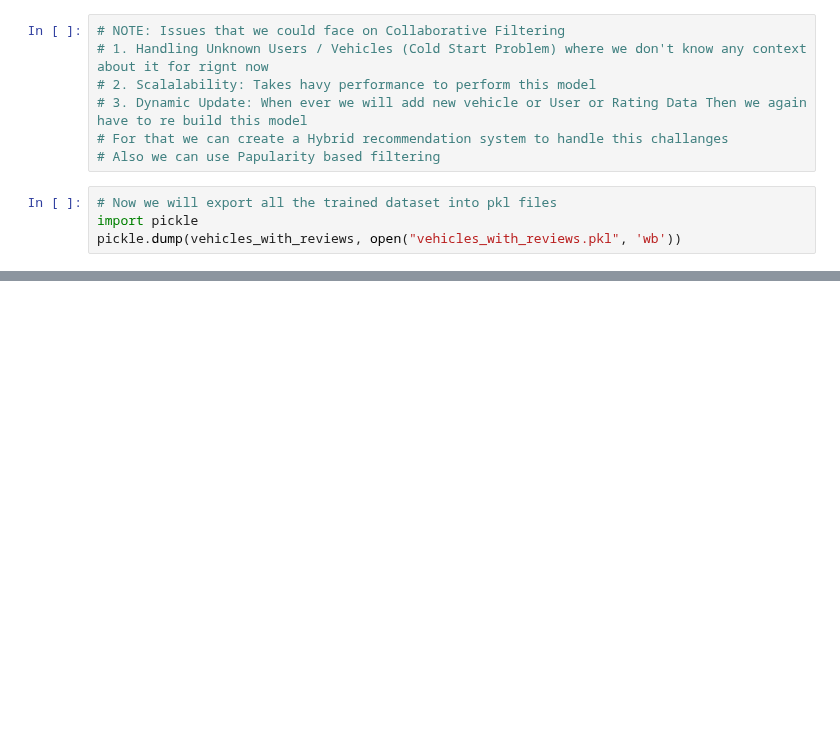
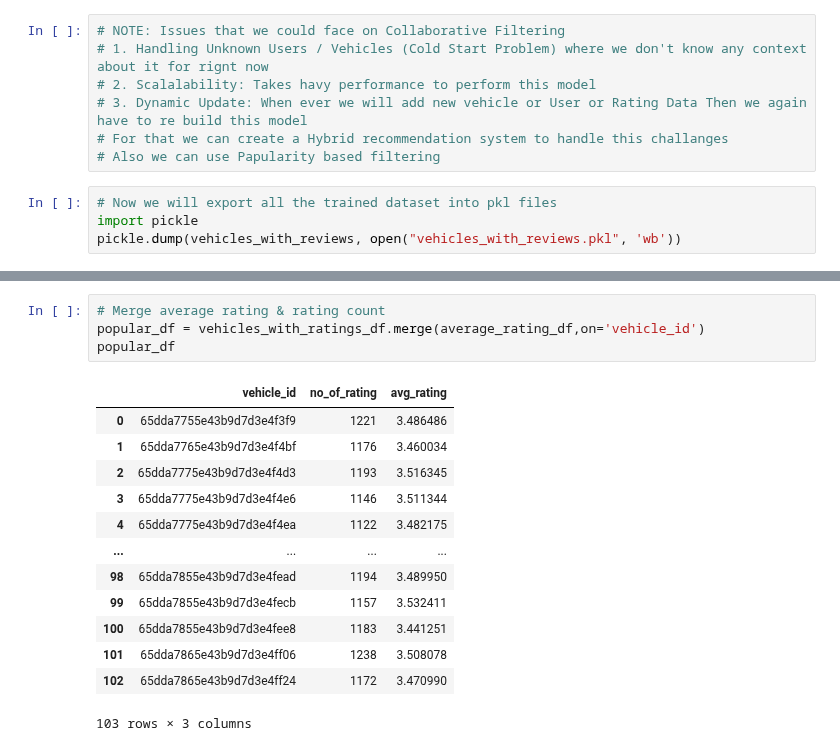
Before and after one commit to roman-ojha/journey, a Jupyter notebook: user-vehicle-service/explore_vehicle_recommendation_system.ipynb, the cells around one changed output, grey strips where cells are left out. Saved outputs shown, nothing was run; the diff lists cells and outputs as text; blank space fills up the shorter version.

```diff
--- a/user-vehicle-service/explore_vehicle_recommendation_system.ipynb
+++ b/user-vehicle-service/explore_vehicle_recommendation_system.ipynb
@@ -392,0 +414,18 @@ travel_ids
+# %%
+# Merge average rating & rating count
+popular_df = vehicles_with_ratings_df.merge(average_rating_df,on='vehicle_id')
+popular_df
+# %% [output]
+|  | vehicle_id | no_of_rating | avg_rating |
+| 0 | 65dda7755e43b9d7d3e4f3f9 | 1221 | 3.486486 |
+| 1 | 65dda7765e43b9d7d3e4f4bf | 1176 | 3.460034 |
+| 2 | 65dda7775e43b9d7d3e4f4d3 | 1193 | 3.516345 |
+| 3 | 65dda7775e43b9d7d3e4f4e6 | 1146 | 3.511344 |
+| 4 | 65dda7775e43b9d7d3e4f4ea | 1122 | 3.482175 |
+| ... | ... | ... | ... |
+| 98 | 65dda7855e43b9d7d3e4fead | 1194 | 3.489950 |
+| 99 | 65dda7855e43b9d7d3e4fecb | 1157 | 3.532411 |
+| 100 | 65dda7855e43b9d7d3e4fee8 | 1183 | 3.441251 |
+| 101 | 65dda7865e43b9d7d3e4ff06 | 1238 | 3.508078 |
+| 102 | 65dda7865e43b9d7d3e4ff24 | 1172 | 3.470990 |
+103 rows × 3 columns
```
Also changed, not shown: parts of 9 cells of this notebook, 2 other files.
